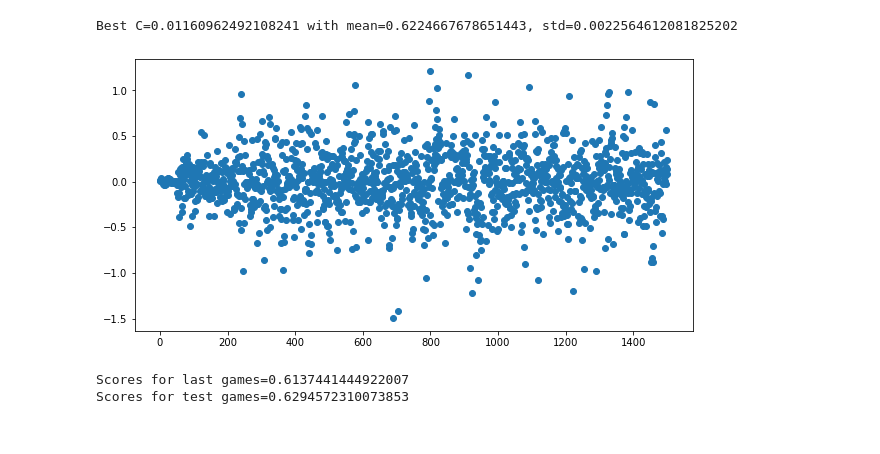
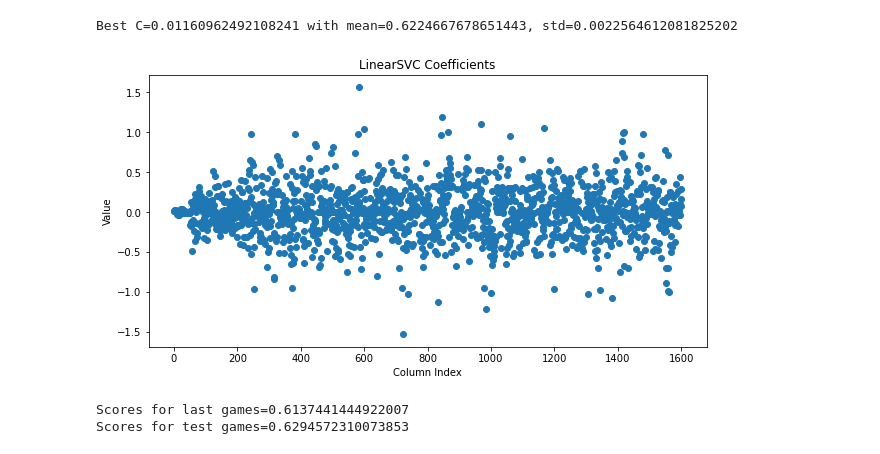
Before and after one commit to Eric-w-H/ORIE4741_Project, a Jupyter notebook: models/last-n-games-scores-only.ipynb, the cells around one changed output. Drawn from its saved outputs; the diff is of its cells as text; code cells hidden in the pictures.

```diff
--- a/models/last-n-games-scores-only.ipynb
+++ b/models/last-n-games-scores-only.ipynb
@@ -600,10 +600,13 @@ if do_manual_svc:
 # %%
 if do_manual_svc:
     coefs = linear_model[1].coef_[0]
     plt.scatter(x=np.arange(len(coefs)), y=coefs)
+    plt.title('LinearSVC Coefficients')
+    plt.xlabel('Column Index')
+    plt.ylabel('Value')
     plt.show()
 # %% [output]
-[figure, old version]
+[figure, new version]
 # %%
 if do_manual_svc:
     linear_model.fit(X_train, y_train.values.ravel(),
```
Also changed, not shown: parts of 20 cells of this notebook, 18 other files.
